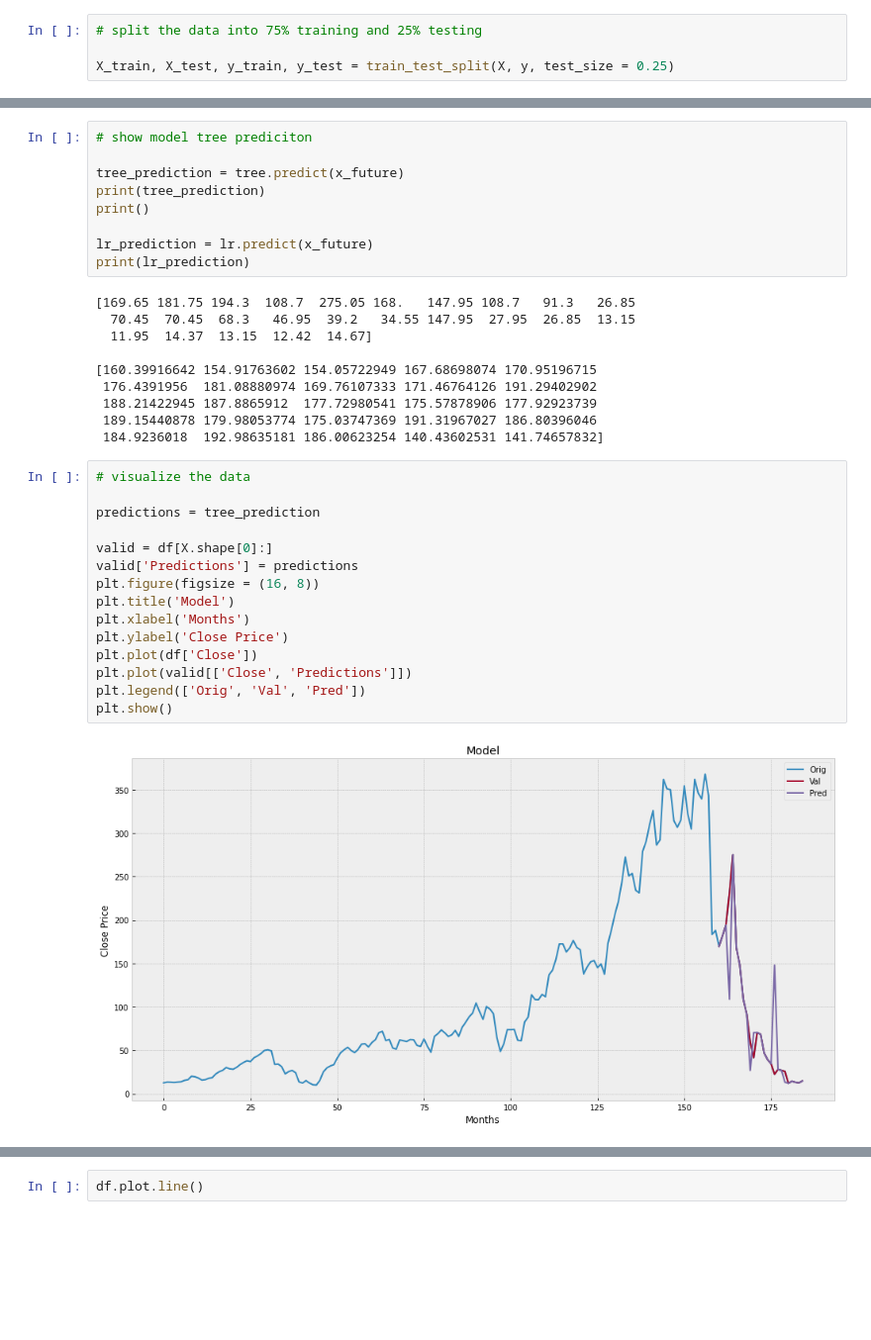
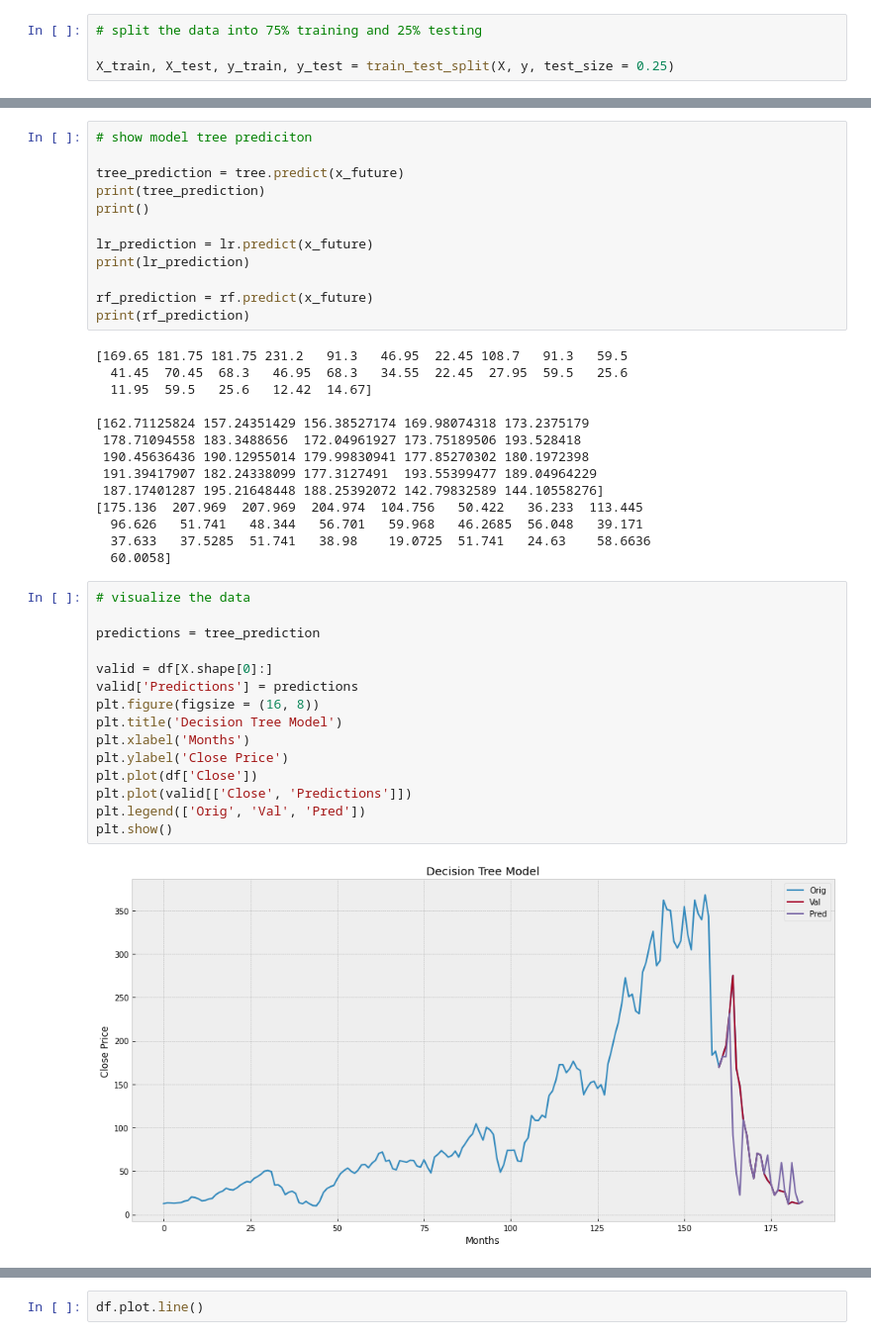
Before and after one commit to 01aleem/Yes-Bank-Stock-Closing-Price-Prediction, a Jupyter notebook: Stock_Price_Prediction.ipynb, the cells around one changed output, grey strips where cells are left out. Shown: that part at 99% size. Saved outputs shown, nothing was run; the diff lists cells and outputs as text; blank space fills up the shorter version.

```diff
--- a/Stock_Price_Prediction.ipynb
+++ b/Stock_Price_Prediction.ipynb
@@ -236,33 +259,40 @@ print()
 
 lr_prediction = lr.predict(x_future)
 print(lr_prediction)
+
+rf_prediction = rf.predict(x_future)
+print(rf_prediction)
 # %% [output]
-[169.65 181.75 194.3  108.7  275.05 168.   147.95 108.7   91.3   26.85
-  70.45  70.45  68.3   46.95  39.2   34.55 147.95  27.95  26.85  13.15
-  11.95  14.37  13.15  12.42  14.67]
+[169.65 181.75 181.75 231.2   91.3   46.95  22.45 108.7   91.3   59.5
+  41.45  70.45  68.3   46.95  68.3   34.55  22.45  27.95  59.5   25.6
+  11.95  59.5   25.6   12.42  14.67]
 
-[160.39916642 154.91763602 154.05722949 167.68698074 170.95196715
- 176.4391956  181.08880974 169.76107333 171.46764126 191.29402902
- 188.21422945 187.8865912  177.72980541 175.57878906 177.92923739
- 189.15440878 179.98053774 175.03747369 191.31967027 186.80396046
- 184.9236018  192.98635181 186.00623254 140.43602531 141.74657832]
+[162.71125824 157.24351429 156.38527174 169.98074318 173.2375179
+ 178.71094558 183.3488656  172.04961927 173.75189506 193.528418
+ 190.45636436 190.12955014 179.99830941 177.85270302 180.1972398
+ 191.39417907 182.24338099 177.3127491  193.55399477 189.04964229
+ 187.17401287 195.21648448 188.25392072 142.79832589 144.10558276]
+[175.136  207.969  207.969  204.974  104.756   50.422   36.233  113.445
+  96.626   51.741   48.344   56.701   59.968   46.2685  56.048   39.171
+  37.633   37.5285  51.741   38.98    19.0725  51.741   24.63    58.6636
+  60.0058]
 # %%
 # visualize the data
 
 predictions = tree_prediction
 
 valid = df[X.shape[0]:]
 valid['Predictions'] = predictions
 plt.figure(figsize = (16, 8))
-plt.title('Model')
+plt.title('Decision Tree Model')
 plt.xlabel('Months')
 plt.ylabel('Close Price')
 plt.plot(df['Close'])
 plt.plot(valid[['Close', 'Predictions']])
 plt.legend(['Orig', 'Val', 'Pred'])
 plt.show()
 # %% [output]
-[figure, old version]
+[figure, new version]
 # %%
 # visualize the data
 
```
Also changed, not shown: parts of 7 cells of this notebook.
